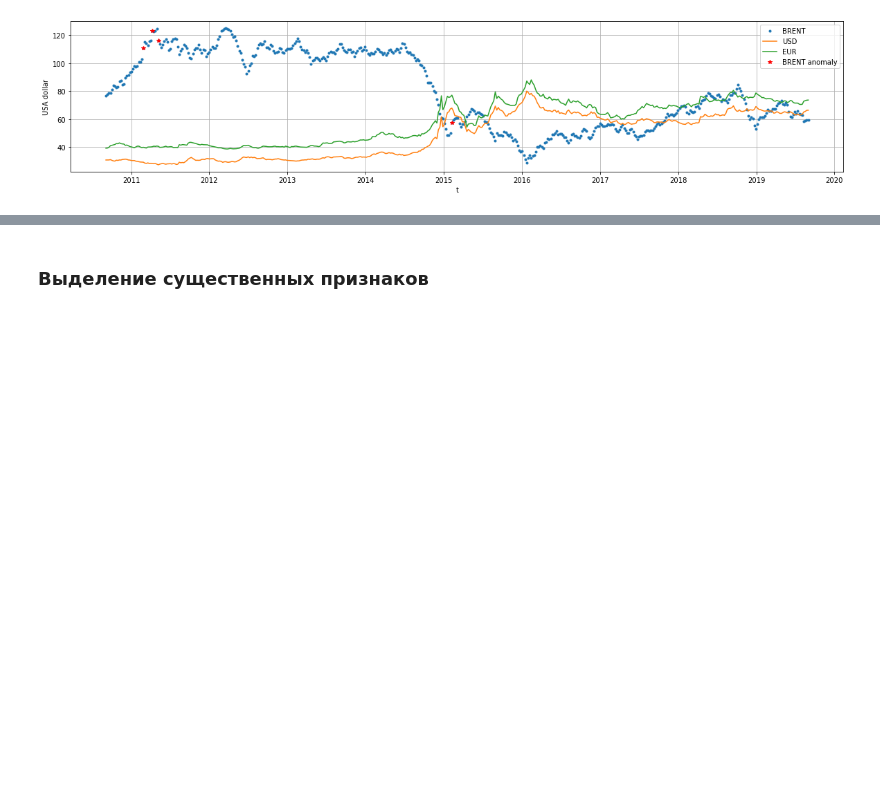
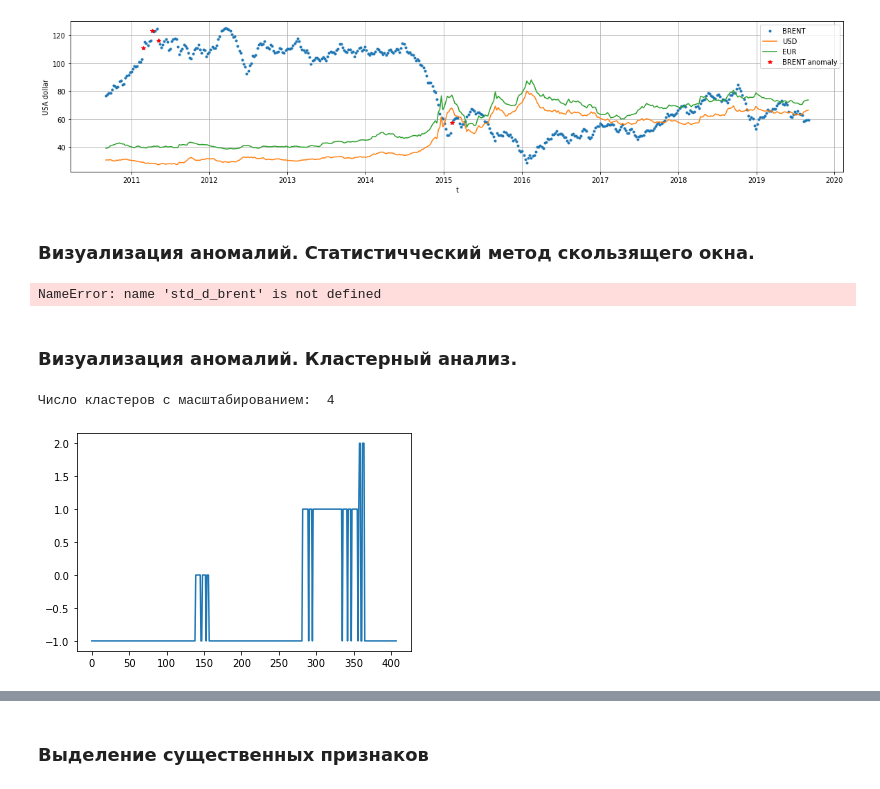
Before and after one commit to dimireme/gb_ml_at_bisines, a Jupyter notebook: lesson_5.ipynb, the cells around one changed output, grey strips where cells are left out. Saved outputs shown, nothing was run; the diff lists cells and outputs as text; code cells hidden in the pictures; blank space fills up the shorter version.

```diff
--- a/lesson_5.ipynb
+++ b/lesson_5.ipynb
@@ -244,7 +244,7 @@ data_week.head()
 | 2010-10-03 | 81.211667 | 2010.0 | 9.333333 | 19.666667 | 3.333333 | 39.0 | 0.000000 | 0.0 | ... |
 # %%
 # добавим историю за 5 недель для значений и первых разностей цены нефти и курсов валют
-p = 5
+p = 60
 
 # значение цены нефти
 for i in range(p):
@@ -317,3 +317,44 @@ plt.legend()
 plt.show()
 # %% [output]
 [figure]
+# %% [markdown]
+### Визуализация аномалий. Статистичческий метод скользящего окна.
+# %%
+# статистический метод скользящего окна
+s_brent_scaled = (data_week['diff1'])/data_week['Значение']
+brent_roling_std = pd.DataFrame(data=s_brent_scaled, index=data_week.index).rolling(54).std()
+three_sigm = np.std(s_brent_scaled)*3
+
+plt.figure(figsize=(20,4))
+
+plt.plot(data_week.index, s_brent_scaled, '.', label='d(BRENT)/dt scaled')
+plt.plot(data_week.iloc[[0,-1]].index, [three_sigm, three_sigm],'--k',label ='3 sig')
+plt.plot(data_week.iloc[[0,-1]].index, [-three_sigm, -three_sigm],'--k')
+
+plt.plot(std_d_brent.index, brent_roling_std*3, '--r', label = 'std*3 по году')
+plt.plot(std_d_brent.index, -brent_roling_std*3, '--r')
+
+plt.xlabel('t')
+plt.legend()
+plt.grid()
+plt.title('Цена нефти Brent, USA Dollar')
+plt.show()
+# %% [output]
+NameError: name 'std_d_brent' is not defined
+# %% [markdown]
+### Визуализация аномалий. Кластерный анализ.
+# %%
+scl = StandardScaler()
+X_scaled = scl.fit_transform(data_week.iloc[p+2:,:].values)
+
+clast = DBSCAN(eps=8, leaf_size=1, min_samples=3)
+X_scale_clast = clast.fit_predict(X_scaled)
+
+ind_= np.where(X_scale_clast !=-1)[0]
+print('Число кластеров с масштабированием: ',len(np.unique(X_scale_clast)-1))
+
+plt.plot(X_scale_clast)
+plt.show()
+# %% [output]
+Число кластеров с масштабированием:  4
+[figure, added]
```
Also changed, not shown: parts of 33 cells of this notebook.
